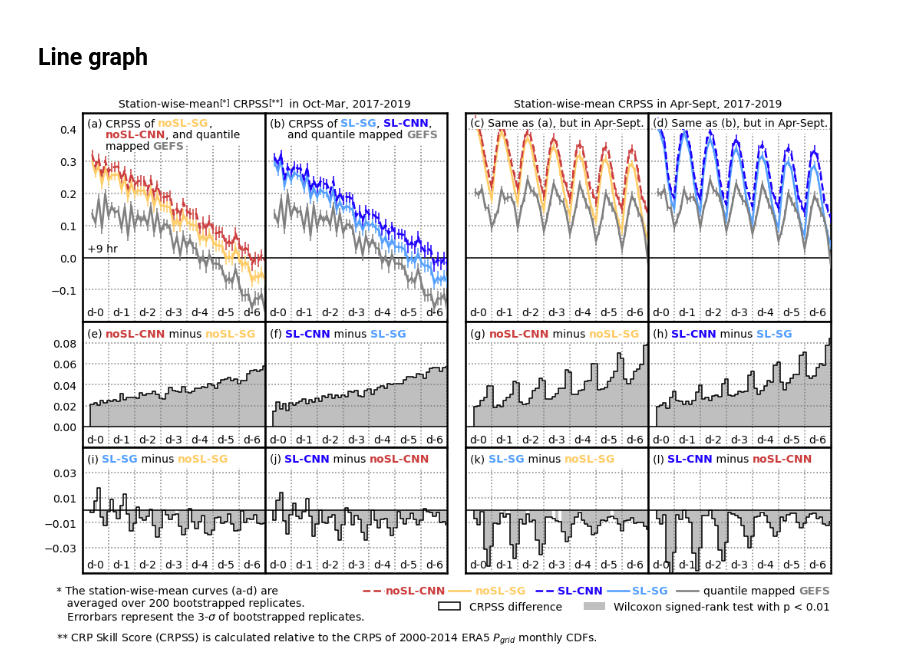
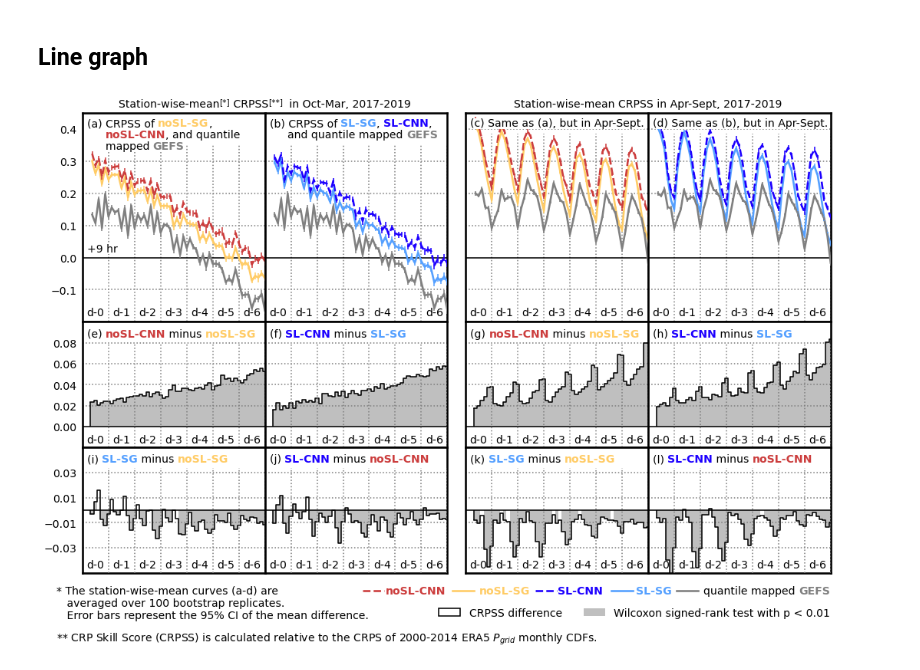
Before and after one commit to yingkaisha/rainbow, a Jupyter notebook: notebooks/PLOT_CRPS_BCH.ipynb, the cells around one changed output. Saved outputs shown, nothing was run; the diff lists cells and outputs as text; code cells hidden in the pictures.

Commit message:
update BCH figures.

```diff
--- a/notebooks/PLOT_CRPS_BCH.ipynb
+++ b/notebooks/PLOT_CRPS_BCH.ipynb
@@ -304,12 +305,12 @@ cmap_pct, A = gu.precip_cmap()
 gray = [0.5, 0.5, 0.5]
 
 KW = {}
-KW['gfs'] = {'linestyle': '-', 'color': gray, 'linewidth':2.5, 'elinewidth':1.5}
-KW['era'] = {'linestyle': '--', 'color': 'k', 'linewidth':2.5, 'elinewidth':1.5}
-KW['base'] = {'linestyle': '-', 'color': orange, 'linewidth':2.5, 'elinewidth':1.5}
-KW['bcnn'] = {'linestyle': '--', 'color': red, 'linewidth':2.5, 'elinewidth':1.5}
-KW['sl'] = {'linestyle': '-', 'color': cyan, 'linewidth':2.5, 'elinewidth':1.5}
-KW['scnn'] = {'linestyle': '--', 'color': blue, 'linewidth':2.5, 'elinewidth':1.5}
+KW['gfs'] = {'linestyle': '-', 'color': gray, 'linewidth':2.5, 'elinewidth':1.5, 'barsabove':True}
+KW['era'] = {'linestyle': '--', 'color': 'k', 'linewidth':2.5, 'elinewidth':1.5, 'barsabove':True}
+KW['base'] = {'linestyle': '-', 'color': orange, 'linewidth':2.5, 'elinewidth':1.5, 'barsabove':True}
+KW['bcnn'] = {'linestyle': '--', 'color': red, 'linewidth':2.5, 'elinewidth':1.5, 'barsabove':True}
+KW['sl'] = {'linestyle': '-', 'color': cyan, 'linewidth':2.5, 'elinewidth':1.5, 'barsabove':True}
+KW['scnn'] = {'linestyle': '--', 'color': blue, 'linewidth':2.5, 'elinewidth':1.5, 'barsabove':True}
 
 kw_lines = {}
 kw_lines['gfs'] = {'linestyle': '-', 'color': gray, 'linewidth':2.5}
@@ -471,15 +472,15 @@ ax15.tick_params(labelleft=True)
 
 for i, key in enumerate(['base', 'bcnn', 'gfs']):
     AX_crps[0].errorbar(fcst_leads[:56], CRPS_MEAN['{}_rain'.format(key)],
-                        yerr=3*CRPS_STD['{}_rain'.format(key)], **KW[key], zorder=4)
+                        yerr=CRPS_STD['{}_rain'.format(key)], **KW[key], zorder=4)
     AX_crps[2].errorbar(fcst_leads[:56], CRPS_MEAN['{}_dry'.format(key)],
-                        yerr=3*CRPS_STD['{}_dry'.format(key)], **KW[key], zorder=4)
+                        yerr=CRPS_STD['{}_dry'.format(key)], **KW[key], zorder=4)
 
 for i, key in enumerate(['sl', 'scnn', 'gfs']):
     AX_crps[1].errorbar(fcst_leads[:56], CRPS_MEAN['{}_rain'.format(key)],
-                        yerr=3*CRPS_STD['{}_rain'.format(key)], **KW[key], zorder=4)
+                        yerr=CRPS_STD['{}_rain'.format(key)], **KW[key], zorder=4)
     AX_crps[3].errorbar(fcst_leads[:56], CRPS_MEAN['{}_dry'.format(key)],
-                        yerr=3*CRPS_STD['{}_dry'.format(key)], **KW[key], zorder=4)
+                        yerr=CRPS_STD['{}_dry'.format(key)], **KW[key], zorder=4)
 
 for i, key in enumerate(['rain', 'dry']):
     diff_ = CRPS_MEAN['bcnn_{}'.format(key)]-CRPS_MEAN['base_{}'.format(key)]
@@ -509,7 +510,7 @@ handles.append(ax11.text(0.025, 0.375, '+9 hr', ha='left', va='top', fontsize=fo
 
 ax_w1 = fig.add_axes([-0.035, -0.1/1.2/8*10.2, 0.275, 0.075/1.2/8*10.2])
 ax_w1.set_axis_off()
-ax_w1.text(0, 1, '* The station-wise-mean curves (a-d) are\n   averaged over 200 bootstrapped replicates.\n   Errorbars represent the 3-$\sigma$ of bootstrapped replicates.',
+ax_w1.text(0, 1, '* The station-wise-mean curves (a-d) are\n   averaged over 100 bootstrap replicates.\n   Error bars represent the 95% CI of the mean difference.',
           ha='left', va='top', fontsize=fontsize, transform=ax_w1.transAxes);
 
 ax_w2 = fig.add_axes([-0.035, -0.145/1.2/8*10.2, 0.5, 0.025/1.2/8*10.2])
@@ -517,10 +518,10 @@ ax_w2.set_axis_off()
 ax_w2.text(0, 1, '** CRP Skill Score (CRPSS) is calculated relative to the CRPS of 2000-2014 ERA5 $P_{grid}$ monthly CDFs.',
           ha='left', va='top', fontsize=fontsize, transform=ax_w2.transAxes);
 
-label_ = ['          ',
-          '          ',
-          '      ',
-          '     ',
+label_ = ['           ',
+          '         ',
+          '       ',
+          '    ',
           '                                 ',]
 
 handle_lines = []
@@ -537,38 +538,38 @@ LG1.get_frame().set_facecolor('none')
 LG1.get_frame().set_linewidth(0)
 LG1.get_frame().set_alpha(1.0)
 
-ax_lg1.text(0.32+0.085, 1, 'noSL-CNN', ha='left', va='top', fontsize=fontsize, fontweight='bold',
+ax_lg1.text(0.325+0.08, 1, 'noSL-CNN', ha='left', va='top', fontsize=fontsize, fontweight='bold',
             color=KW['bcnn']['color'], transform=ax_lg1.transAxes)
-ax_lg1.text(0.32+0.205, 1, 'noSL-SG', ha='left', va='top', fontsize=fontsize, fontweight='bold',
+ax_lg1.text(0.325+0.205, 1, 'noSL-SG', ha='left', va='top', fontsize=fontsize, fontweight='bold',
             color=KW['base']['color'], transform=ax_lg1.transAxes)
 
-ax_lg1.text(0.32+0.315, 1, 'SL-CNN', ha='left', va='top', fontsize=fontsize, fontweight='bold',
+ax_lg1.text(0.325+0.31, 1, 'SL-CNN', ha='left', va='top', fontsize=fontsize, fontweight='bold',
             color=KW['scnn']['color'], transform=ax_lg1.transAxes)
-ax_lg1.text(0.32+0.415, 1, 'SL-SG', ha='left', va='top', fontsize=fontsize, fontweight='bold',
+ax_lg1.text(0.325+0.415, 1, 'SL-SG', ha='left', va='top', fontsize=fontsize, fontweight='bold',
             color=KW['sl']['color'], transform=ax_lg1.transAxes)
 
-gu.string_partial_format(fig, ax_lg1, 0.32+0.51, 1, 'left', 'top', ['quantile mapped ', 'GEFS'],
+gu.string_partial_format(fig, ax_lg1, 0.325+0.505, 1, 'left', 'top', ['quantile mapped ', 'GEFS'],
                          ['k', gray, 'k'], [fontsize,]*3,  ['normal', 'bold', 'normal']);
 
 handle_legneds = []
 handle_legneds.append(patches.Patch(facecolor='none', edgecolor='k', linewidth=1.5,
                                     label='CRPSS difference'))
 handle_legneds.append(patches.Patch(facecolor=kw_bar['color'], edgecolor='none',
                                     label='Wilcoxon signed-rank test with p < 0.01'))
 
-ax_lg2 = fig.add_axes([1.9/4.1, -0.085/1.2/8*10.2, 2.2/4.1, 0.03/1.2/8*10.2])
+ax_lg2 = fig.add_axes([1.9/4.1, -0.0975/1.2/8*10.2, 2.2/4.1, 0.03/1.2/8*10.2])
 ax_lg2.set_axis_off()
 LG2 = ax_lg2.legend(handles=handle_legneds, bbox_to_anchor=(0.0, 0.5), ncol=2, loc=6,
                     prop={'size':fontsize}, fancybox=False);
 LG2.get_frame().set_facecolor('none')
 LG2.get_frame().set_linewidth(0)
 LG2.get_frame().set_alpha(1.0)
 
 for handle in handles:
     handle.set_bbox(dict(facecolor='w', pad=0, edgecolor='none', zorder=6))
 
 if need_publish:
     # Save figure
     fig.savefig(fig_dir+'AnEn_BCH_CRPS.png', format='png', **fig_keys)
 # %% [output]
-[figure, old version]
+[figure, new version]
```
Also changed, not shown: parts of 1 cell of this notebook, 3 other files.
